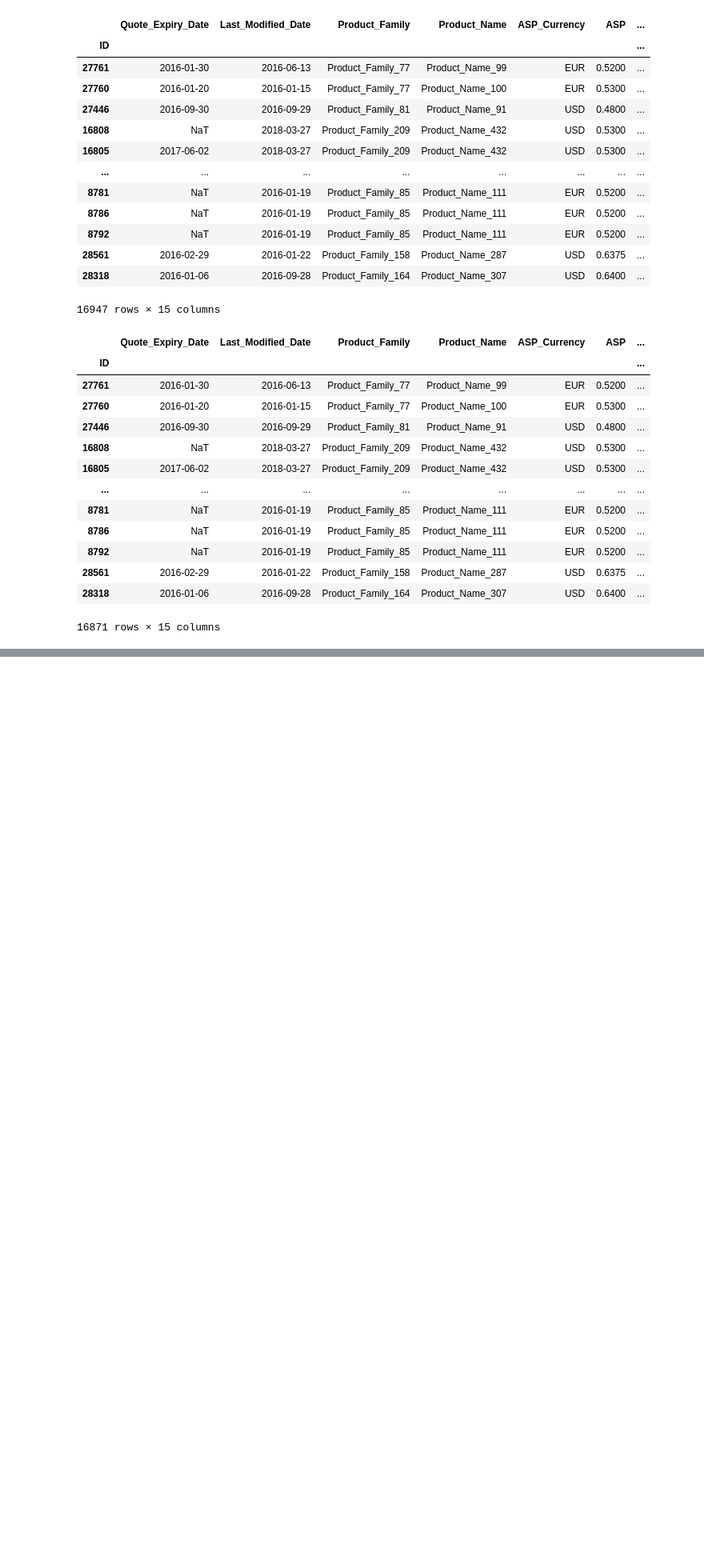
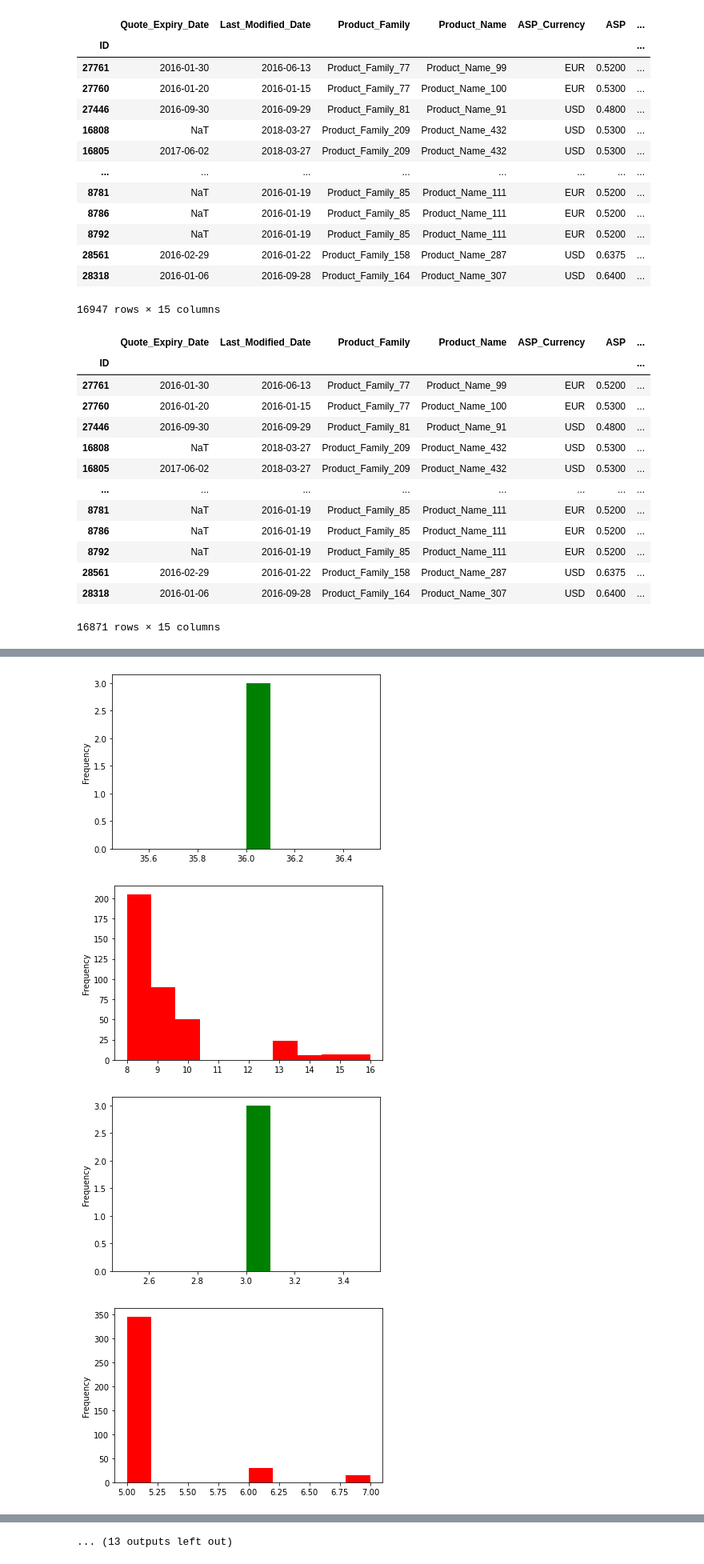
Before and after one commit to fede-alt/datos_2c2020_tp1, a Jupyter notebook: Pruebas/Pruebas_Tomi.ipynb, the cells around one changed output, grey strips where cells are left out. Shown at 80% size. Saved outputs shown, nothing was run; the diff lists cells and outputs as text; code cells hidden in the pictures; blank space fills up the shorter version.

```diff
--- a/Pruebas/Pruebas_Tomi.ipynb
+++ b/Pruebas/Pruebas_Tomi.ipynb
@@ -323,0 +494,5 @@ Distribución de Closed Won en el año por meses
+# %%
+# Las Op_Id que registran un maximo numero de cambios en alguna columna
+
+maxColumnChanges = ColumnActivityByOp.agg("max",axis= 1)
+maxColumnChanges
@@ -323,0 +513,3 @@ Distribución de Closed Won en el año por meses
+# %%
+OpID_cambiantes = maxColumnChanges[maxColumnChanges>1]
+OpID_cambiantes
@@ -323,0 +577,4 @@ Distribución de Closed Won en el año por meses
+# %%
+selected = ColumnActivityByOp.filter(OpID_cambiantes,axis=0).filter(items= columnValuesByOp.index).reset_index()
+selected = pd.merge(selected,df.reset_index().loc[:,["Opportunity_ID","Stage"]],on = "Opportunity_ID", how = "left")
+selected
@@ -323,0 +595,14 @@ Distribución de Closed Won en el año por meses
+# %%
+for column in selected:
+    is_won = selected["Stage"] == "Closed Won"
+    reselected = selected.loc[is_won,column]
+    reselected.plot.hist(color="green")
+    plt.show()
+    reselected = selected.loc[ is_won == False,column]
+    reselected.plot.hist(color="red")
+    plt.show()
+# %% [output]
+[figure, added]
+[figure, added]
+[figure, added]
+[figure, added]
@@ -323,0 +617 @@ Distribución de Closed Won en el año por meses
+... (13 outputs left out)
```
Also changed, not shown: parts of 32 cells of this notebook.
